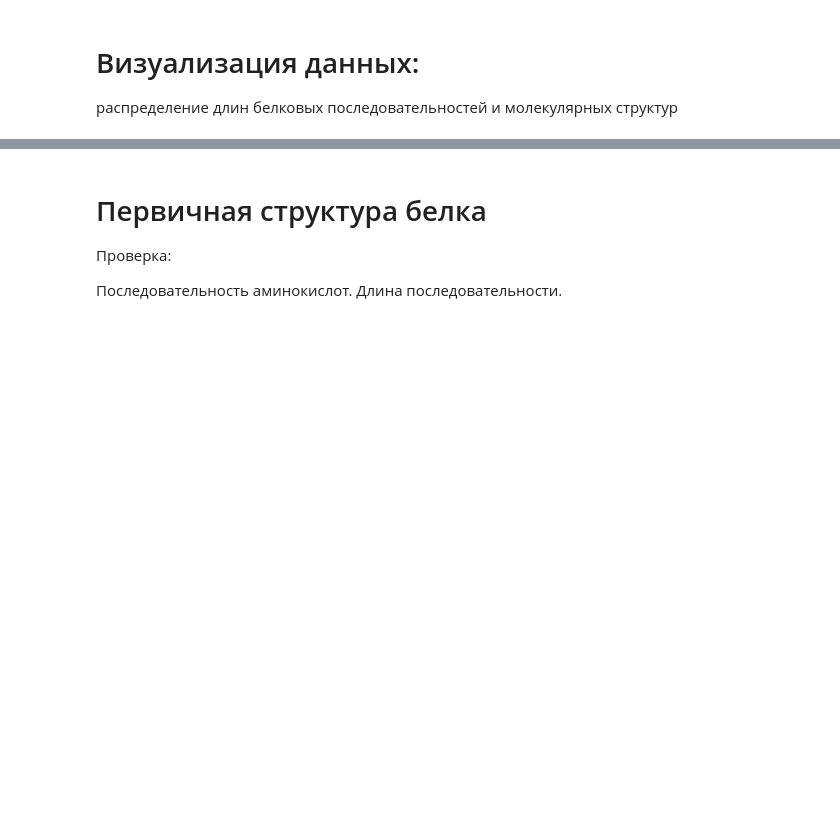
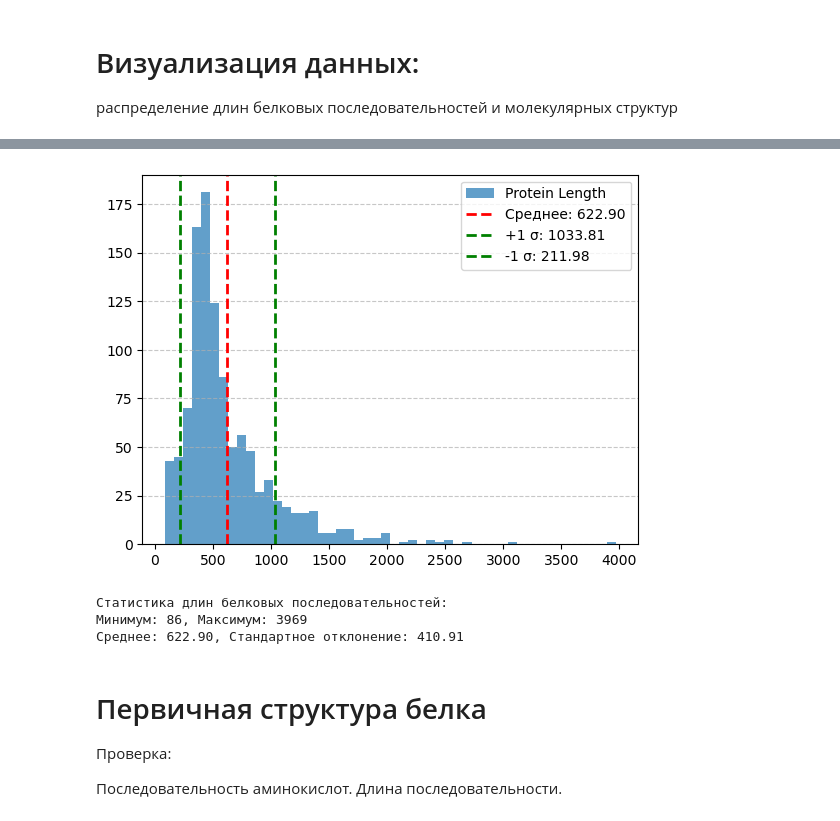
Before and after one commit to LisenKapusta/BioMol-Generator, a Jupyter notebook: data/analys/check_raw_data.ipynb, the cells around one changed output, grey strips where cells are left out. Drawn from its saved outputs; the diff is of its cells as text; code cells hidden in the pictures; blank space fills up the shorter version.

```diff
--- a/data/analys/check_raw_data.ipynb
+++ b/data/analys/check_raw_data.ipynb
@@ -262,3 +287,31 @@ print("Средняя длина SMILES для длинных белков:", lo
+# %%
+Protein_Length = [len(i) for i in list(df['Target'].unique())]
+
+# Добавляем линии для среднего значения и стандартного отклонения
+protein_mean = statistics.mean(Protein_Length)
+protein_std = statistics.stdev(Protein_Length)
+
+plt.hist(Protein_Length, bins=50, alpha=0.7, label='Protein Length')
+plt.axvline(protein_mean, color='red', linestyle='dashed', linewidth=2, label=f'Среднее: {protein_mean:.2f}')
+plt.axvline(protein_mean + protein_std, color='green', linestyle='dashed', linewidth=2, label=f'+1 σ: {protein_mean + protein_std:.2f}')
+plt.axvline(protein_mean - protein_std, color='green', linestyle='dashed', linewidth=2, label=f'-1 σ: {protein_mean - protein_std:.2f}')
+plt.legend()
+plt.grid(axis='y', linestyle='--', alpha=0.7)
+plt.show()
+# Белковые последовательности
+protein_min = min(Protein_Length)
+protein_max = max(Protein_Length)
+
+
+
+print("Статистика длин белковых последовательностей:")
+print(f"Минимум: {protein_min}, Максимум: {protein_max}")
+print(f"Среднее: {protein_mean:.2f}, Стандартное отклонение: {protein_std:.2f}")
+# %% [output]
+[figure, added]
+Статистика длин белковых последовательностей:
+Минимум: 86, Максимум: 3969
+Среднее: 622.90, Стандартное отклонение: 410.91
 # %% [markdown]
 # Первичная структура белка
 
```
Also changed, not shown: parts of 17 cells of this notebook.
